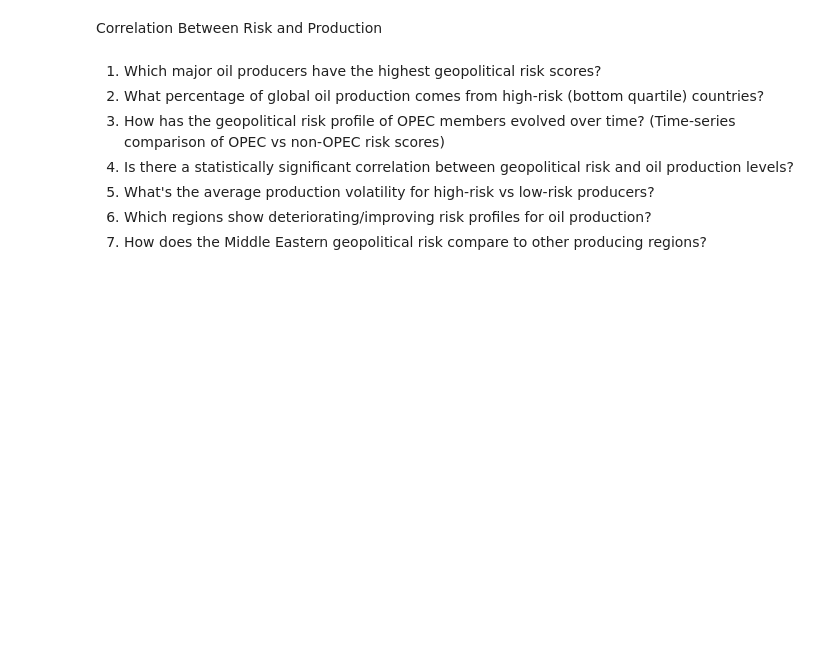
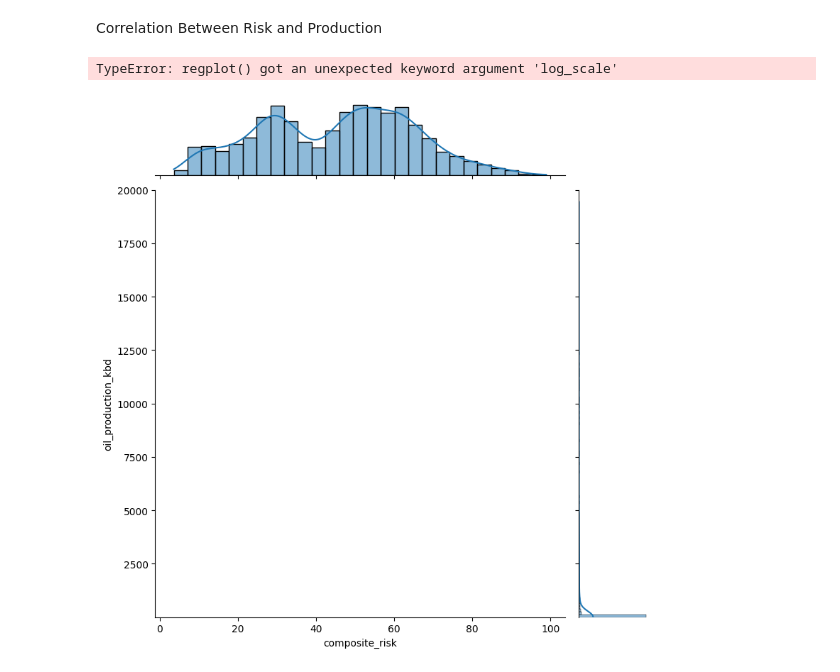
Before and after one commit to EMuritu/Geopolitical_Risk_Index, a Jupyter notebook: Geopolitical_Risk_Index.ipynb, the cells around one changed output. Saved outputs shown, nothing was run; the diff lists cells and outputs as text; code cells hidden in the pictures; blank space fills up the shorter version.

```diff
--- a/Geopolitical_Risk_Index.ipynb
+++ b/Geopolitical_Risk_Index.ipynb
@@ -808,12 +808,17 @@ Non-OPEC producers (e.g., U.S., Canada, Norway) have maintained lower risk score
 Key Trend: OPEC’s reliance on high-risk producers has increased supply-side vulnerabilities over the past decade.
 # %% [markdown]
 Correlation Between Risk and Production
-# %% [markdown]
-1. Which major oil producers have the highest geopolitical risk scores?
-2. What percentage of global oil production comes from high-risk (bottom quartile) countries?
-3. How has the geopolitical risk profile of OPEC members evolved over time?
-(Time-series comparison of OPEC vs non-OPEC risk scores)
-4. Is there a statistically significant correlation between geopolitical risk and oil production levels?
-5. What's the average production volatility for high-risk vs low-risk producers?
-6. Which regions show deteriorating/improving risk profiles for oil production?
-7. How does the Middle Eastern geopolitical risk compare to other producing regions?
+# %%
+sns.jointplot(
+    data=merged,
+    x='composite_risk',
+    y='oil_production_kbd',
+    kind='reg',
+    height=8,
+    ylim=(1, 20000),
+    log_scale=(False, True)
+)
+plt.suptitle('GRI vs Oil Production (Log Scale)')
+# %% [output]
+TypeError: regplot() got an unexpected keyword argument 'log_scale'
+[figure, added]
```
Also changed, not shown: parts of 1 cell of this notebook.
